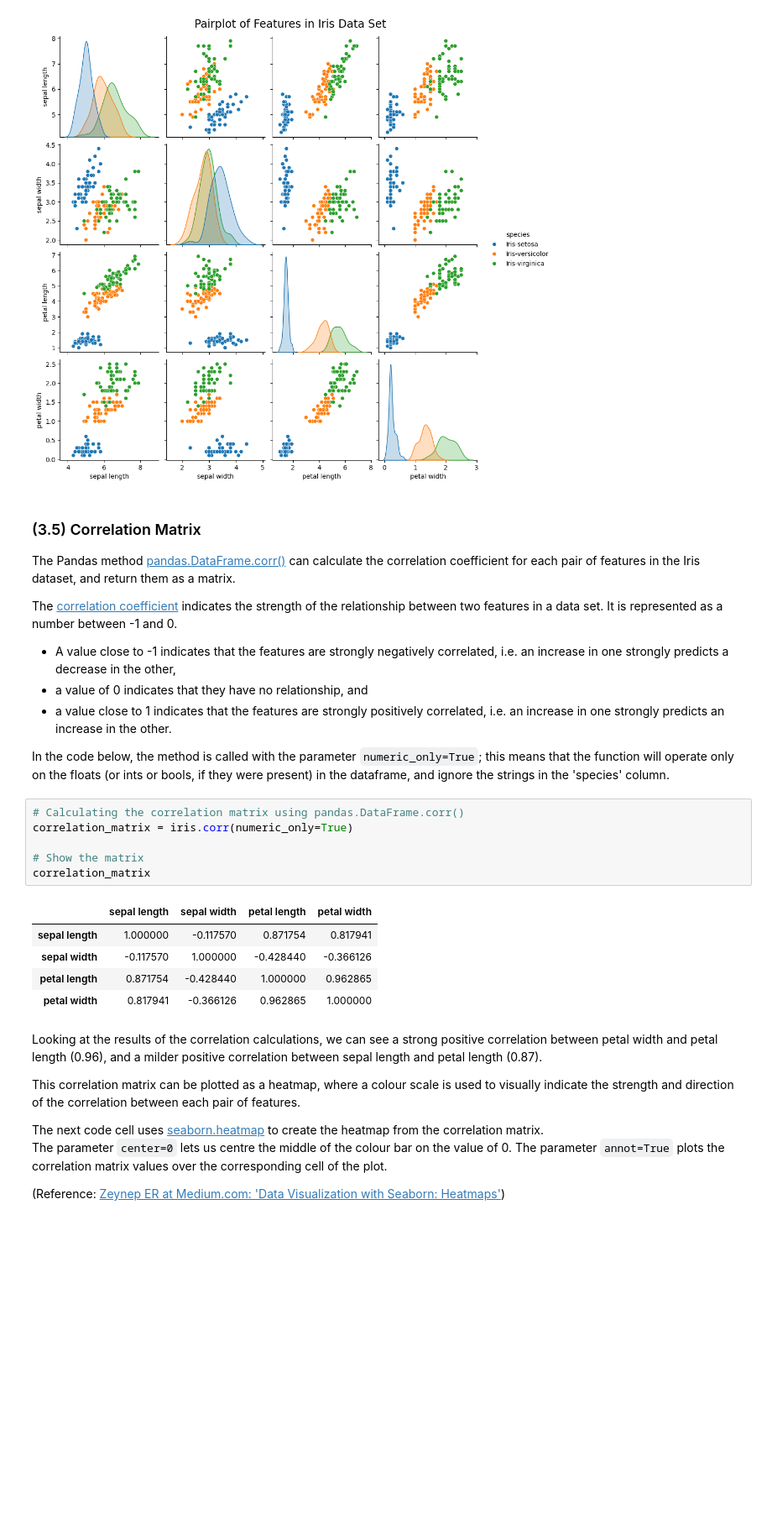
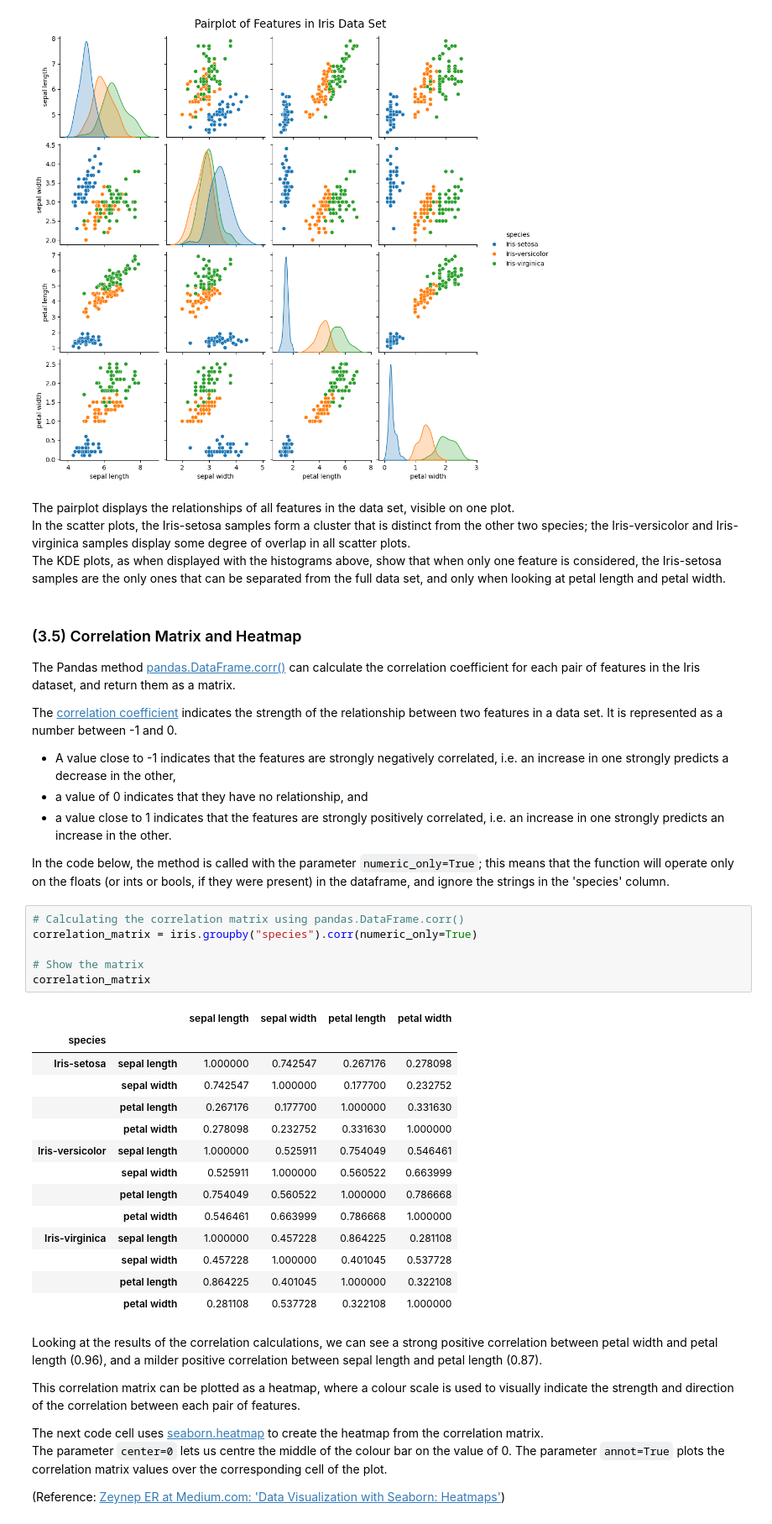
Before and after one commit to SuColl/pands-project, a Jupyter notebook: commentary.ipynb, the cells around one changed output. Shown at 84% size. Saved outputs shown, nothing was run; the diff lists cells and outputs as text; blank space fills up the shorter version.

```diff
--- a/commentary.ipynb
+++ b/commentary.ipynb
@@ -335,8 +339,13 @@ sns.pairplot(
 plt.suptitle("Pairplot of Features in Iris Data Set", y=1.02, size='xx-large');
 # %% [output]
 [figure]
+# %% [markdown]
+The pairplot displays the relationships of all features in the data set,
+visible on one plot.
+In the scatter plots, the Iris-setosa samples form a cluster that is distinct from the other two species; the Iris-versicolor and Iris-virginica samples display some degree of overlap in all scatter plots.
+The KDE plots, as when displayed with the histograms above, show that when only one feature is considered, the Iris-setosa samples are the only ones that can be separated from the full data set, and only when looking at petal length and petal width.
 # %% [markdown]
-### (3.5) Correlation Matrix
+### (3.5) Correlation Matrix and Heatmap
 
 The Pandas method [pandas.DataFrame.corr()](https://pandas.pydata.org/docs/reference/api/pandas.DataFrame.corr.html) can calculate the correlation coefficient for each pair of features in the Iris dataset, and return them as a matrix.
 
@@ -348,16 +357,25 @@ The [correlation coefficient](https://en.wikipedia.org/wiki/Pearson_correlation_
 In the code below, the method is called with the parameter `numeric_only=True`; this means that the function will operate only on the floats (or ints or bools, if they were present) in the dataframe, and ignore the strings in the 'species' column.
 # %%
 # Calculating the correlation matrix using pandas.DataFrame.corr()
-correlation_matrix = iris.corr(numeric_only=True)
+correlation_matrix = iris.groupby("species").corr(numeric_only=True)
 
 # Show the matrix
 correlation_matrix
 # %% [output]
-|  | sepal length | sepal width | petal length | petal width |
-| sepal length | 1.000000 | -0.117570 | 0.871754 | 0.817941 |
-| sepal width | -0.117570 | 1.000000 | -0.428440 | -0.366126 |
-| petal length | 0.871754 | -0.428440 | 1.000000 | 0.962865 |
-| petal width | 0.817941 | -0.366126 | 0.962865 | 1.000000 |
+|  |  | sepal length | sepal width | petal length | petal width |
+| species |  |  |  |  |  |
+| Iris-setosa | sepal length | 1.000000 | 0.742547 | 0.267176 | 0.278098 |
+|  | sepal width | 0.742547 | 1.000000 | 0.177700 | 0.232752 |
+|  | petal length | 0.267176 | 0.177700 | 1.000000 | 0.331630 |
+|  | petal width | 0.278098 | 0.232752 | 0.331630 | 1.000000 |
+| Iris-versicolor | sepal length | 1.000000 | 0.525911 | 0.754049 | 0.546461 |
+|  | sepal width | 0.525911 | 1.000000 | 0.560522 | 0.663999 |
+|  | petal length | 0.754049 | 0.560522 | 1.000000 | 0.786668 |
+|  | petal width | 0.546461 | 0.663999 | 0.786668 | 1.000000 |
+| Iris-virginica | sepal length | 1.000000 | 0.457228 | 0.864225 | 0.281108 |
+|  | sepal width | 0.457228 | 1.000000 | 0.401045 | 0.537728 |
+|  | petal length | 0.864225 | 0.401045 | 1.000000 | 0.322108 |
+|  | petal width | 0.281108 | 0.537728 | 0.322108 | 1.000000 |
 # %% [markdown]
 Looking at the results of the correlation calculations, we can see a strong positive correlation between petal width and petal length (0.96), and a milder positive correlation between sepal length and petal length (0.87).
 
```
Also changed, not shown: parts of 9 cells of this notebook.
